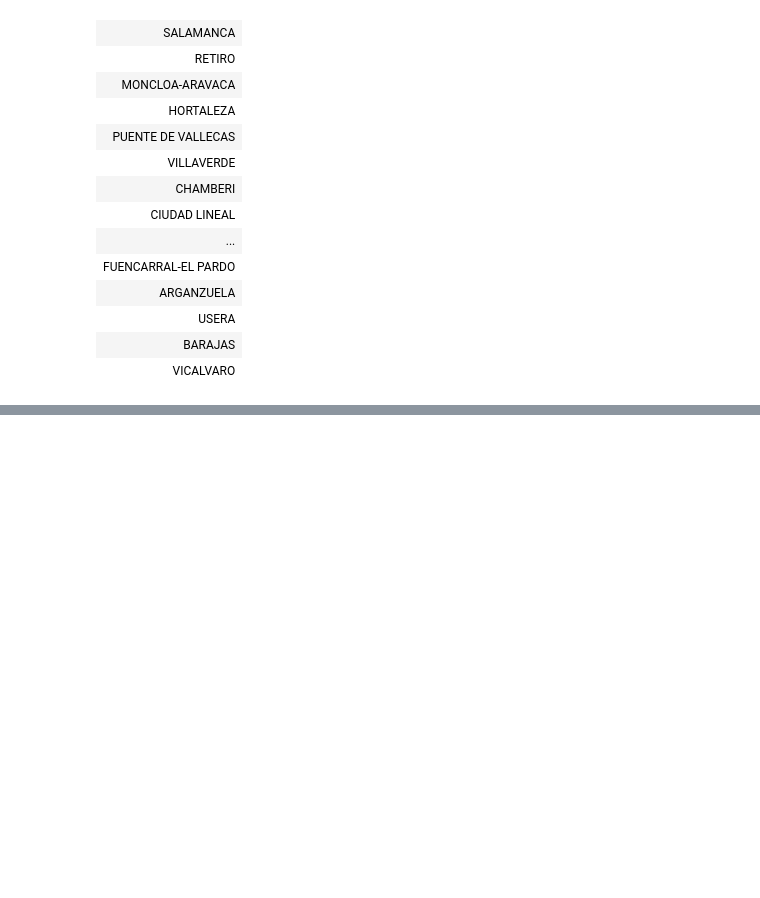
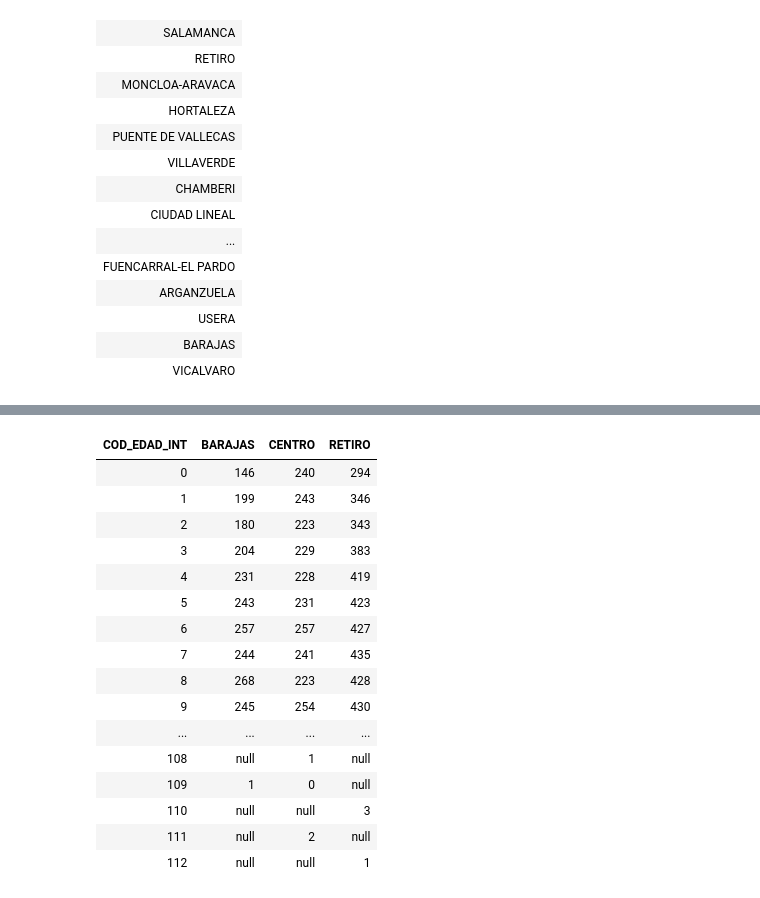
Before and after one commit to inakibosonit/formacion, a Jupyter notebook: practica_padron/ejercicios_spark.ipynb, the cells around one changed output, grey strips where cells are left out. Cells and saved outputs as stored; diff of their text form; code cells hidden in the pictures; blank space fills up the shorter version.

```diff
--- a/practica_padron/ejercicios_spark.ipynb
+++ b/practica_padron/ejercicios_spark.ipynb
@@ -22,8 +22,8 @@ df = spark.read.format(file_type) \
   .option("sep", delimiter) \
   .load(file_location) \
   .na.fill(value=0) \
-  .withColumn("DESC_DISTRITO",F.trim(col("DESC_DISTRITO"))) \
-  .withColumn("DESC_BARRIO",F.trim(col("DESC_BARRIO")))
+  .withColumn("DESC_DISTRITO",F.trim(F.col("DESC_DISTRITO"))) \
+  .withColumn("DESC_BARRIO",F.trim(F.col("DESC_BARRIO")))
 
 #df.show(n=5)
 display(df.limit(5))
@@ -145,0 +231,22 @@ df5.cache()
+# %%
+pivotDF = df.where( F.col("DESC_DISTRITO").isin('CENTRO', 'BARAJAS' , 'RETIRO')).groupBy("COD_EDAD_INT").pivot("DESC_DISTRITO").sum("espanolesmujeres").orderBy("COD_EDAD_INT")
+
+display(pivotDF)
+# %% [output]
+| COD_EDAD_INT | BARAJAS | CENTRO | RETIRO |
+| 0 | 146 | 240 | 294 |
+| 1 | 199 | 243 | 346 |
+| 2 | 180 | 223 | 343 |
+| 3 | 204 | 229 | 383 |
+| 4 | 231 | 228 | 419 |
+| 5 | 243 | 231 | 423 |
+| 6 | 257 | 257 | 427 |
+| 7 | 244 | 241 | 435 |
+| 8 | 268 | 223 | 428 |
+| 9 | 245 | 254 | 430 |
+| ... | ... | ... | ... |
+| 108 | null | 1 | null |
+| 109 | 1 | 0 | null |
+| 110 | null | null | 3 |
+| 111 | null | 2 | null |
+| 112 | null | null | 1 |
```
Also changed, not shown: parts of 16 cells of this notebook.
